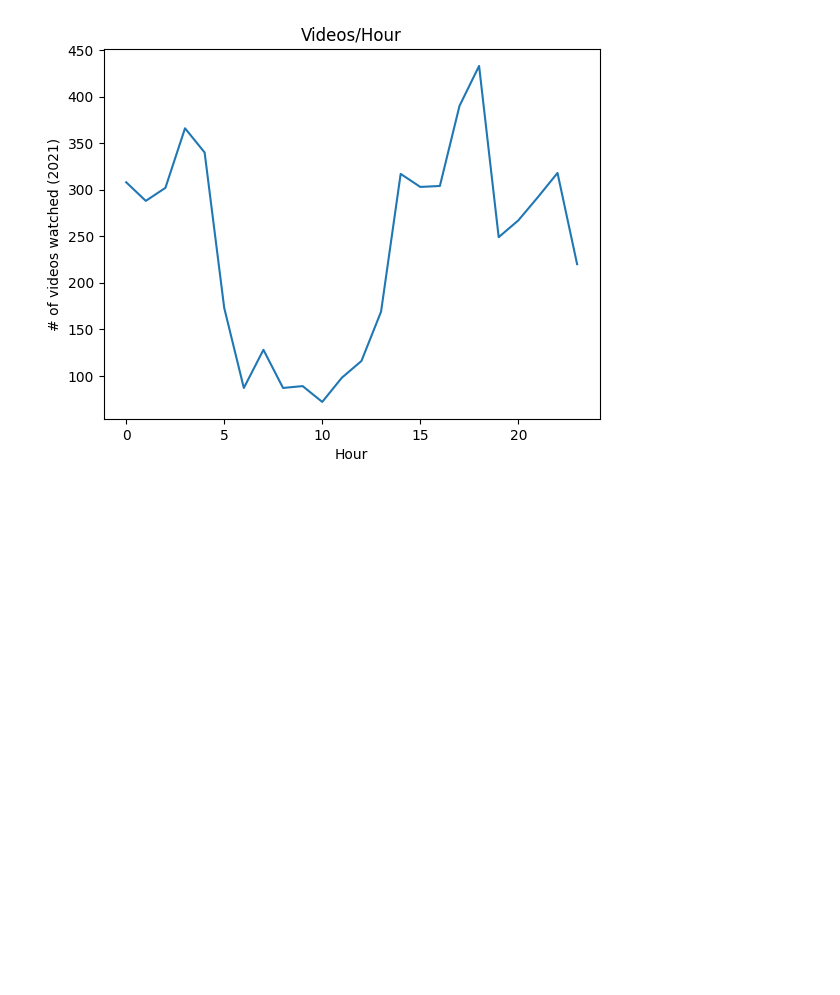
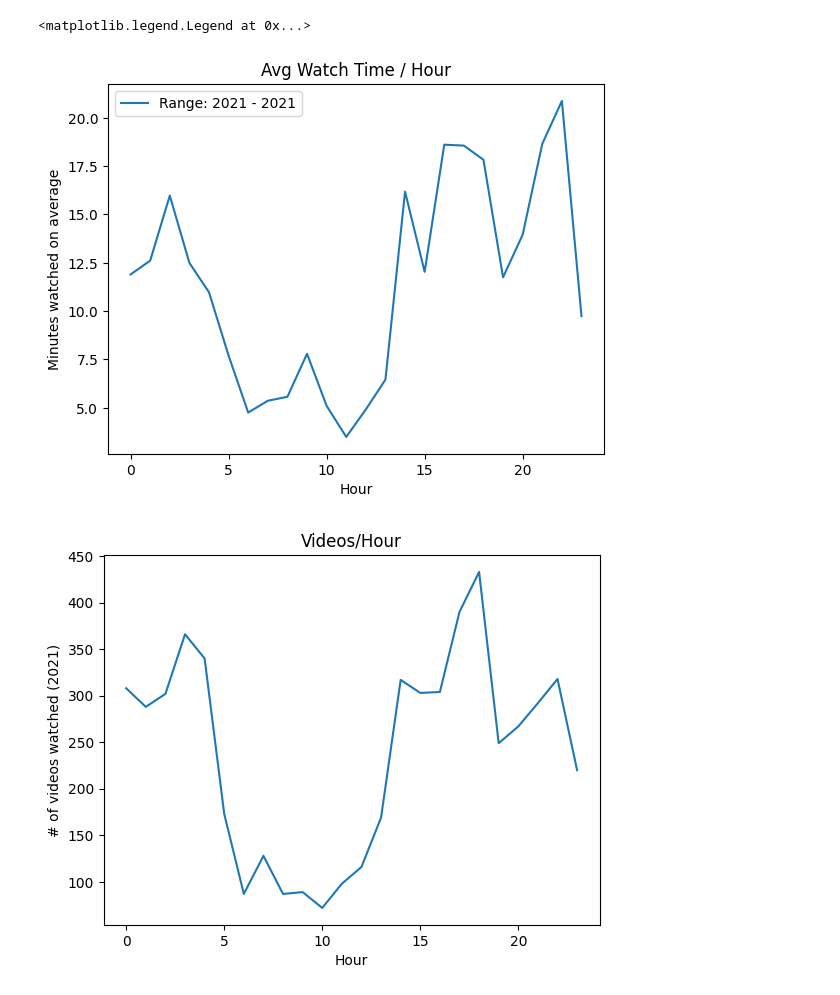
Before and after one commit to delaguardianick/Youtube-Watch-History-Statistics, a Jupyter notebook: Youtube_Analysis.ipynb, the cells around one changed output. Cells and saved outputs as stored; diff of their text form; code cells hidden in the pictures; blank space fills up the shorter version.

```diff
--- a/Youtube_Analysis.ipynb
+++ b/Youtube_Analysis.ipynb
@@ -46,3 +69,15 @@ wh_df[wh_df.channel_name == 'Lofi Girl']
+# %%
+wh_df['video_length_secs'] = wh_df['video_length_secs'].astype(int)
+videos_by_hour = wh_df[["video_length_secs", "hour_time"]]
+videos_by_hour = videos_by_hour.groupby("hour_time").sum().reset_index()
+videos_by_hour['minutes_watched_avg'] = videos_by_hour['video_length_secs'].apply(lambda x: x / (60*days_diff_date_range))
+# videos_by_hour
+# days_diff_date_range
+videos_by_hour.plot(x="hour_time", y="minutes_watched_avg", title="Avg Watch Time / Hour", xlabel = "Hour", ylabel="Minutes watched on average").legend([f"Range: {start_year} - {end_year}"])
+# weekdays_count_df.plot(x="day_of_week", y="hours_watched_avg", title="Avg Watch Time / Weekday", xlabel = "Weekdays", ylabel="Minutes watched on average").legend([f"Range: {start_year} - {end_year}"])
+# %% [output]
+<matplotlib.legend.Legend at 0x...>
+[figure, added]
 # %%
 # weekdays_count_df = wh_df["day_of_week"].value_counts().rename_axis('Weekdays').reset_index(name='counts').sort_values('Weekdays')
 videos_by_hour = wh_df["hour_time"].value_counts().rename_axis('hour').reset_index(name='count').sort_values('hour')
```
Also changed, not shown: parts of 8 cells of this notebook, 3 other files.
